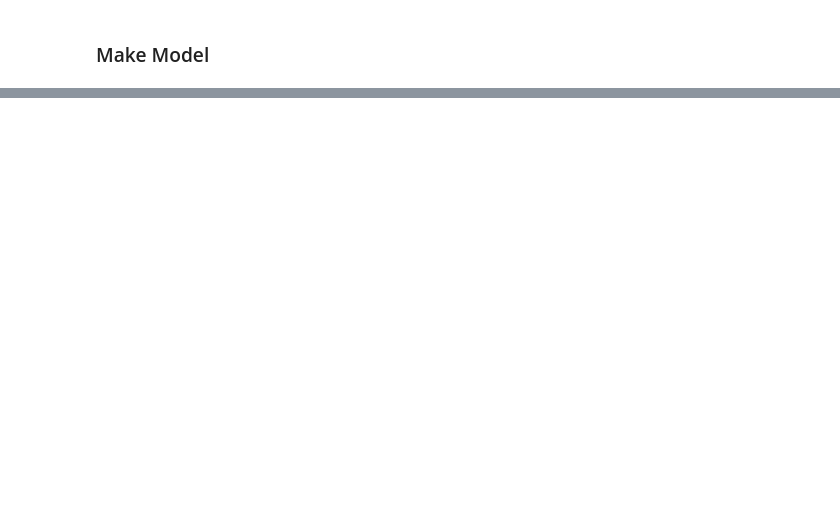
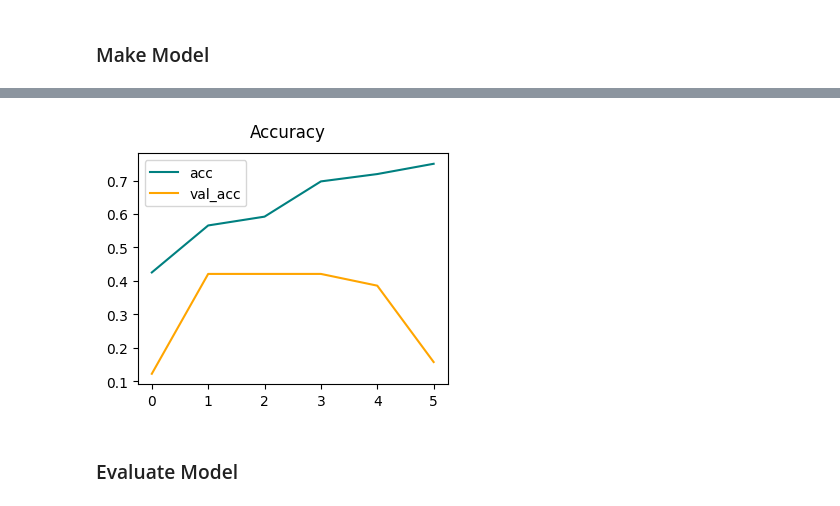
Before and after one commit to RiceWater/New-Thesis, a Jupyter notebook: img_cls.ipynb, the cells around one changed output, grey strips where cells are left out. Drawn from its saved outputs; the diff is of its cells as text; code cells hidden in the pictures; blank space fills up the shorter version.

```diff
--- a/img_cls.ipynb
+++ b/img_cls.ipynb
@@ -225,0 +301,11 @@ model.compile('adam', loss=tf.losses.CategoricalCrossentropy(), metrics=[tf.metr
+# %%
+fig = plt.figure(figsize=(4,3))
+plt.plot(hist.history['accuracy'], color='teal', label='acc')
+plt.plot(hist.history['val_accuracy'], color='orange', label='val_acc')
+plt.suptitle('Accuracy')
+plt.legend(loc='upper left')
+plt.show()
+# %% [output]
+[figure, added]
+# %% [markdown]
+### Evaluate Model
```
Also changed, not shown: parts of 26 cells of this notebook, 9 other files.
